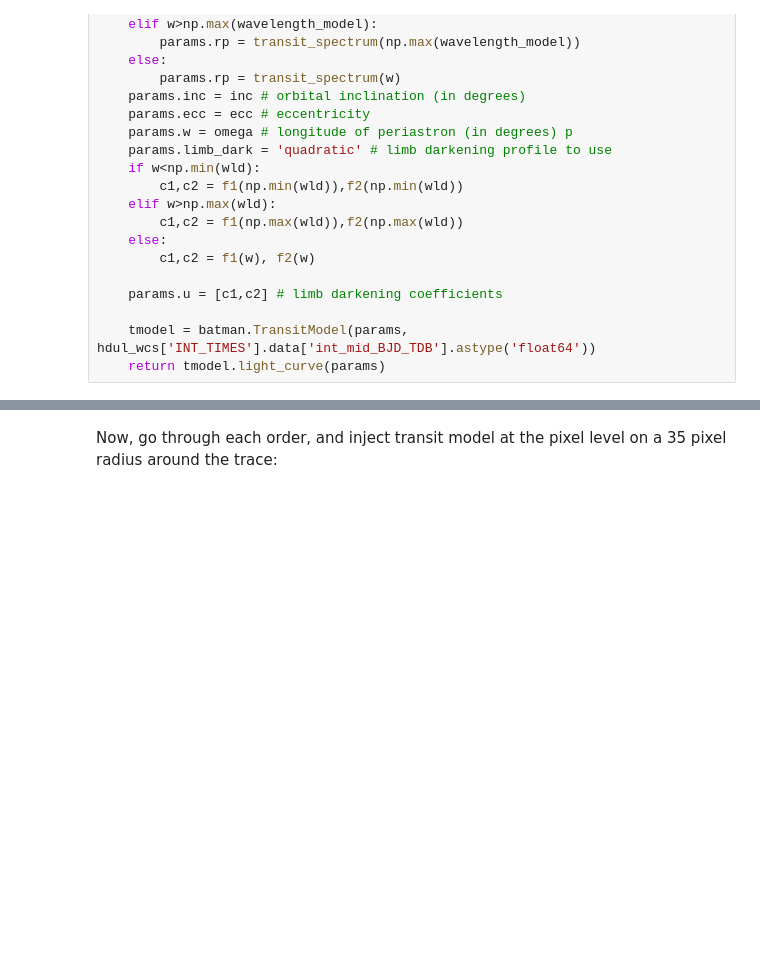
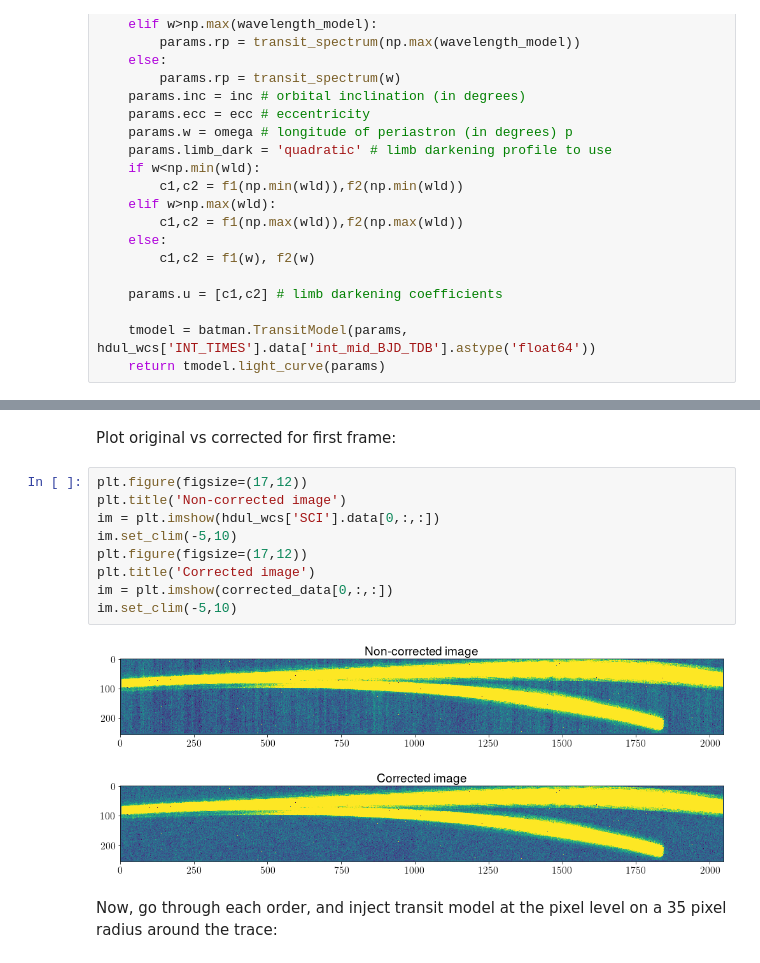
Before and after one commit to nespinoza/dat_pyinthesky, a Jupyter notebook: jdat_notebooks/soss-transit-spectroscopy/HAT-P-1b-PART2-calibration.ipynb, the cells around one changed output, grey strips where cells are left out. Saved outputs shown, nothing was run; the diff lists cells and outputs as text; blank space fills up the shorter version.

```diff
--- a/jdat_notebooks/soss-transit-spectroscopy/HAT-P-1b-PART2-calibration.ipynb
+++ b/jdat_notebooks/soss-transit-spectroscopy/HAT-P-1b-PART2-calibration.ipynb
@@ -531,3 +556,17 @@ def transit_model(w):
+# %% [markdown]
+Plot original vs corrected for first frame:
+# %%
+plt.figure(figsize=(17,12))
+plt.title('Non-corrected image')
+im = plt.imshow(hdul_wcs['SCI'].data[0,:,:])
+im.set_clim(-5,10)
+plt.figure(figsize=(17,12))
+plt.title('Corrected image')
+im = plt.imshow(corrected_data[0,:,:])
+im.set_clim(-5,10)
+# %% [output]
+[figure, added]
+[figure, added]
 # %% [markdown]
 Now, go through each order, and inject transit model at the pixel level on a 35 pixel radius around the trace:
 # %%
```
Also changed, not shown: parts of 13 cells of this notebook.
